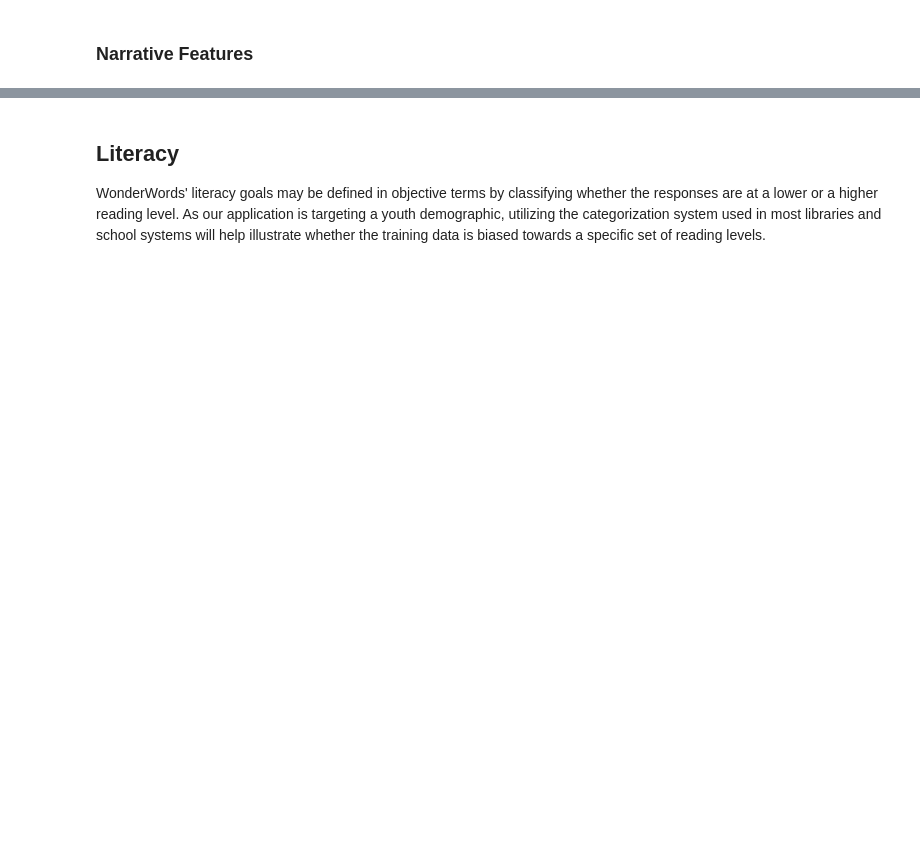
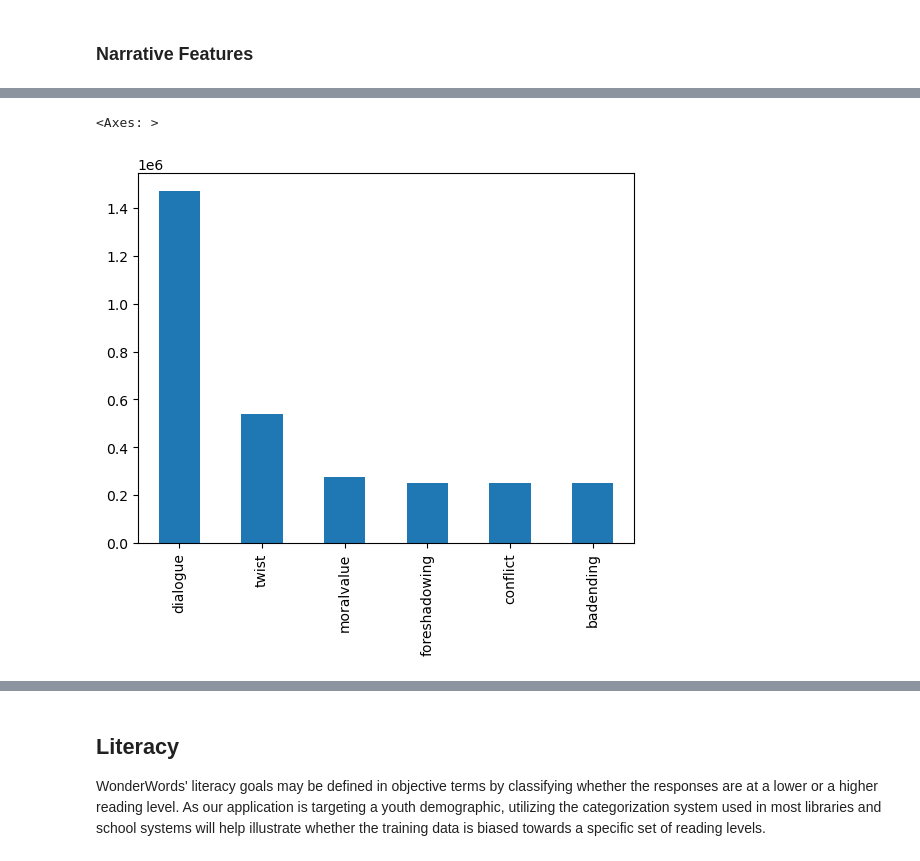
Before and after one commit to NickKornienko/Wonder-Words, a Jupyter notebook: sagemaker/0_TinyStories_Case_Study.ipynb, the cells around one changed output, grey strips where cells are left out. Drawn from its saved outputs; the diff is of its cells as text; code cells hidden in the pictures; blank space fills up the shorter version.

```diff
--- a/sagemaker/0_TinyStories_Case_Study.ipynb
+++ b/sagemaker/0_TinyStories_Case_Study.ipynb
@@ -209,0 +193,5 @@ In this section the statistical metrics calculated from the training data is ana
+# %%
+feature_occurences.sort_values(ascending=False).plot(kind='bar')
+# %% [output]
+<Axes: >
+[figure, added]
```
Also changed, not shown: parts of 40 cells of this notebook.
